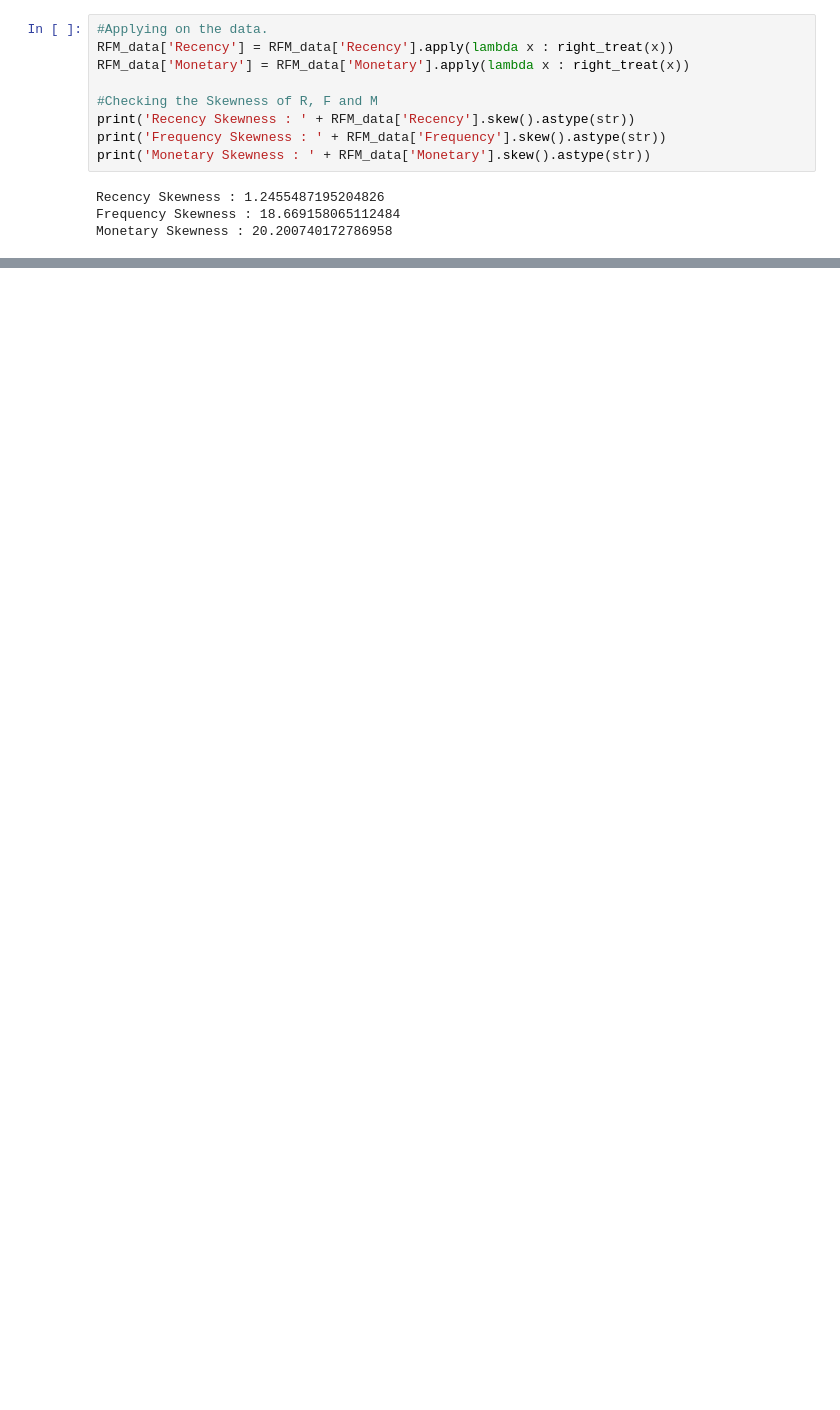
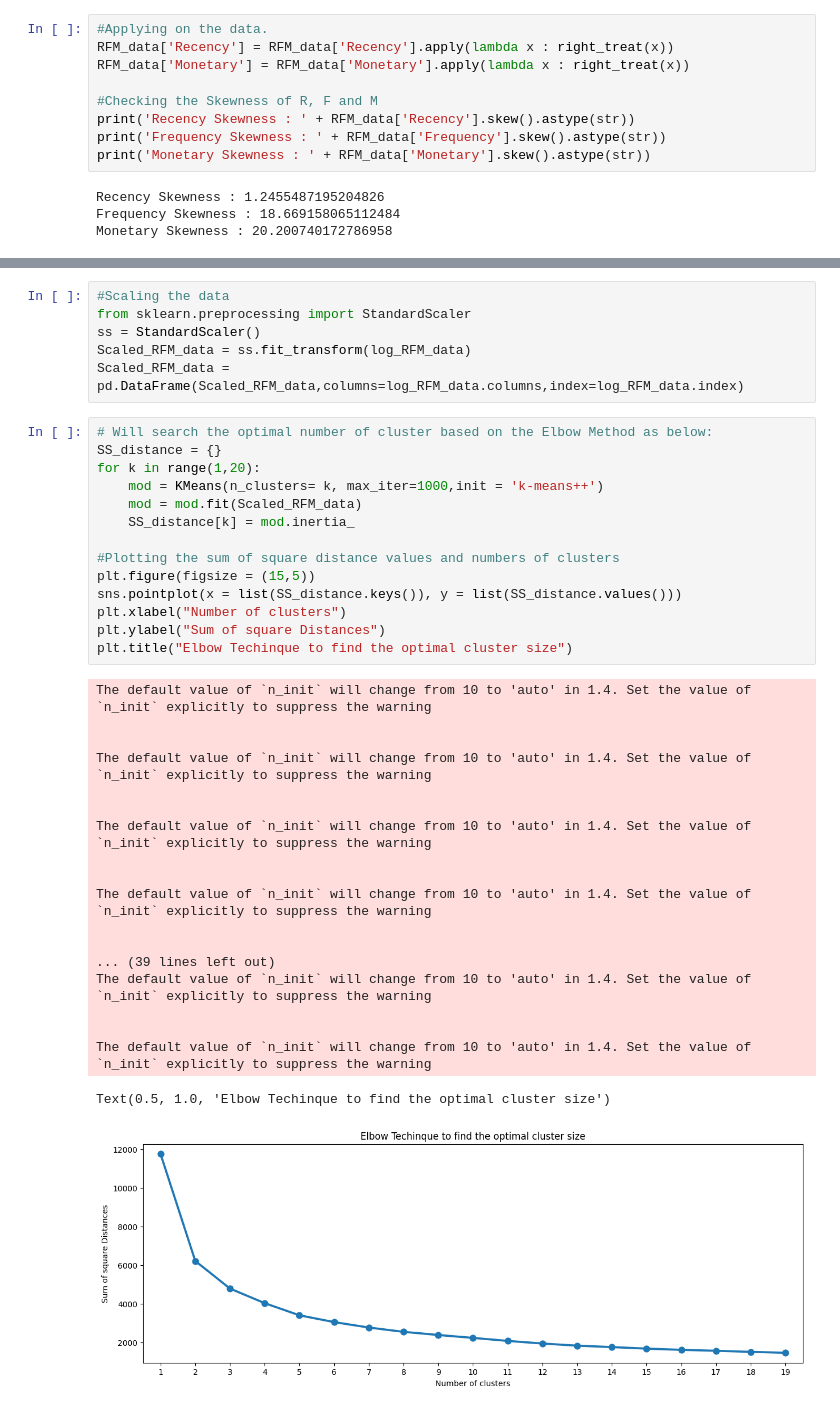
Before and after one commit to alan-w25/Stat-Learning-Final-Project, a Jupyter notebook: main.ipynb, the cells around one changed output, grey strips where cells are left out. Drawn from its saved outputs; the diff is of its cells as text; blank space fills up the shorter version.

```diff
--- a/main.ipynb
+++ b/main.ipynb
@@ -306,0 +351,40 @@ Monetary Skewness : 20.200740172786958
+# %%
+#Scaling the data
+from sklearn.preprocessing import StandardScaler
+ss = StandardScaler()
+Scaled_RFM_data = ss.fit_transform(log_RFM_data)
+Scaled_RFM_data = pd.DataFrame(Scaled_RFM_data,columns=log_RFM_data.columns,index=log_RFM_data.index)
+# %%
+# Will search the optimal number of cluster based on the Elbow Method as below:
+SS_distance = {}
+for k in range(1,20):
+    mod = KMeans(n_clusters= k, max_iter=1000,init = 'k-means++')
+    mod = mod.fit(Scaled_RFM_data)
+    SS_distance[k] = mod.inertia_
+
+#Plotting the sum of square distance values and numbers of clusters
+plt.figure(figsize = (15,5))
+sns.pointplot(x = list(SS_distance.keys()), y = list(SS_distance.values()))
+plt.xlabel("Number of clusters")
+plt.ylabel("Sum of square Distances")
+plt.title("Elbow Techinque to find the optimal cluster size")
+# %% [output]
+The default value of `n_init` will change from 10 to 'auto' in 1.4. Set the value of `n_init` explicitly to suppress the warning
+
+
+The default value of `n_init` will change from 10 to 'auto' in 1.4. Set the value of `n_init` explicitly to suppress the warning
+
+
+The default value of `n_init` will change from 10 to 'auto' in 1.4. Set the value of `n_init` explicitly to suppress the warning
+
+
+The default value of `n_init` will change from 10 to 'auto' in 1.4. Set the value of `n_init` explicitly to suppress the warning
+
+
+... (39 lines left out)
+The default value of `n_init` will change from 10 to 'auto' in 1.4. Set the value of `n_init` explicitly to suppress the warning
+
+
+The default value of `n_init` will change from 10 to 'auto' in 1.4. Set the value of `n_init` explicitly to suppress the warning
+Text(0.5, 1.0, 'Elbow Techinque to find the optimal cluster size')
+[figure, added]
```
Also changed, not shown: parts of 4 cells of this notebook.
